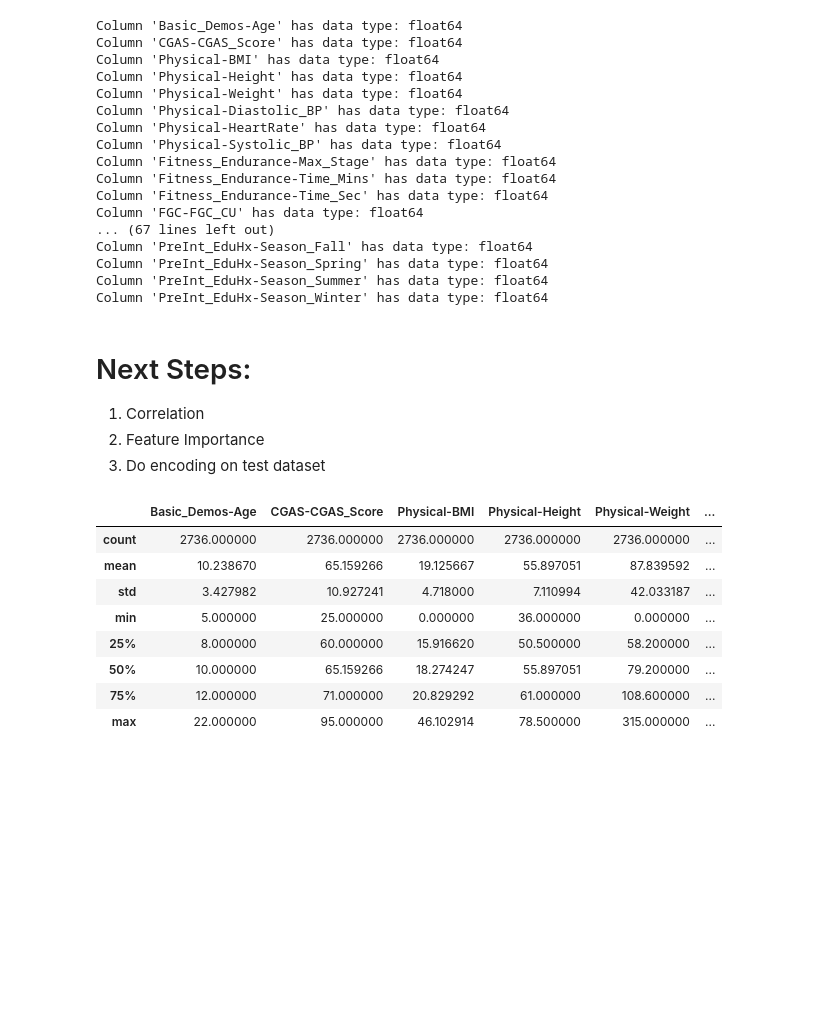
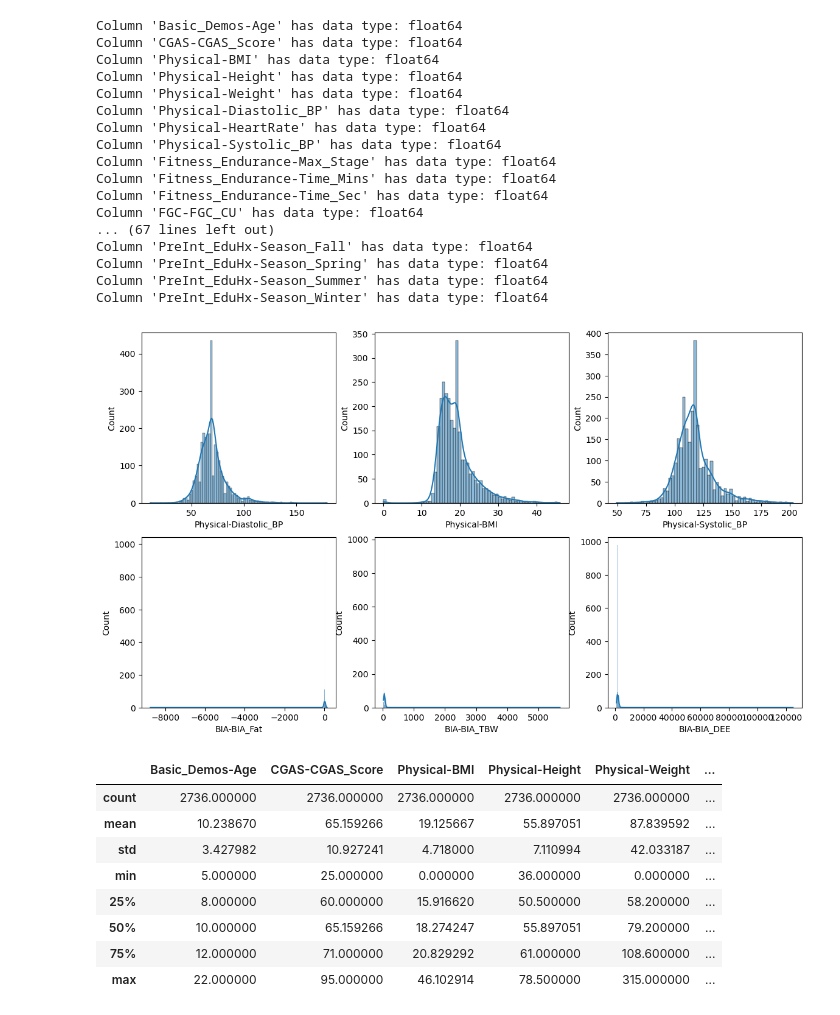
Before and after one commit to i-code-too/child_mind_competition, a Jupyter notebook: child_mind_notebook.ipynb, the cells around one changed output. Saved outputs shown, nothing was run; the diff lists cells and outputs as text; code cells hidden in the pictures; blank space fills up the shorter version.

```diff
--- a/child_mind_notebook.ipynb
+++ b/child_mind_notebook.ipynb
@@ -359,11 +362,17 @@ Column 'PreInt_EduHx-Season_Fall' has data type: float64
 Column 'PreInt_EduHx-Season_Spring' has data type: float64
 Column 'PreInt_EduHx-Season_Summer' has data type: float64
 Column 'PreInt_EduHx-Season_Winter' has data type: float64
-# %% [markdown]
-# Next Steps:
-   1) Correlation
-   2) Feature Importance
-   3) Do encoding on test dataset
+# %%
+fig, ((ax1, ax2, ax3), (ax4, ax5, ax6)) = plt.subplots(2, 3, figsize=(14, 8))
+sns.histplot(kde=True, x=X_train['Physical-Diastolic_BP'], ax=ax1)
+sns.histplot(kde=True, x=X_train['Physical-BMI'], ax=ax2)
+sns.histplot(kde=True, x=X_train['Physical-Systolic_BP'], ax=ax3)
+sns.histplot(kde=True, x=X_train['BIA-BIA_Fat'], ax=ax4)
+sns.histplot(kde=True, x=X_train['BIA-BIA_TBW'], ax=ax5)
+sns.histplot(kde=True, x=X_train['BIA-BIA_DEE'], ax=ax6)
+plt.show()
+# %% [output]
+[figure, added]
 # %%
 X_train.describe()
 # %% [output]
```
Also changed, not shown: parts of 12 cells of this notebook.
